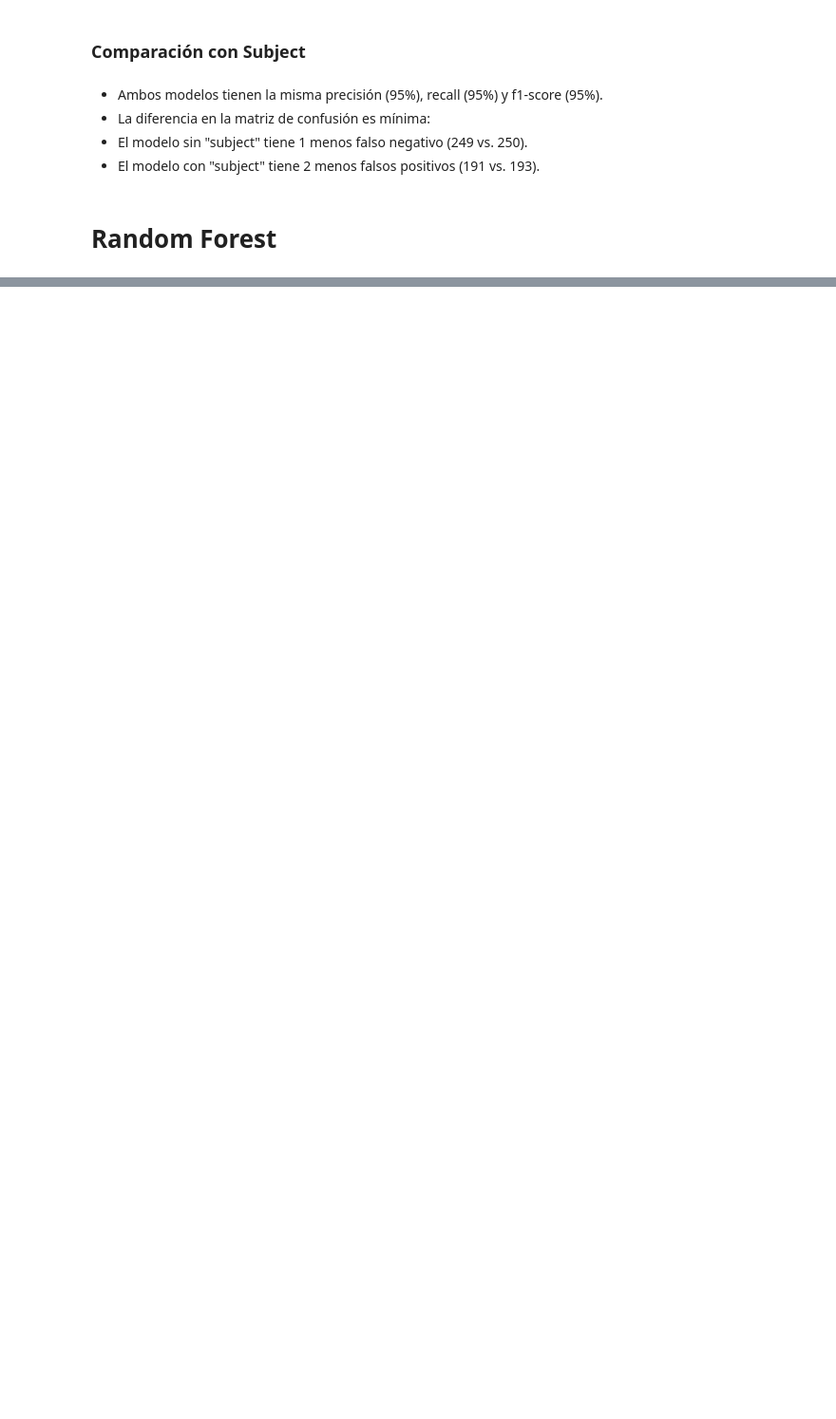
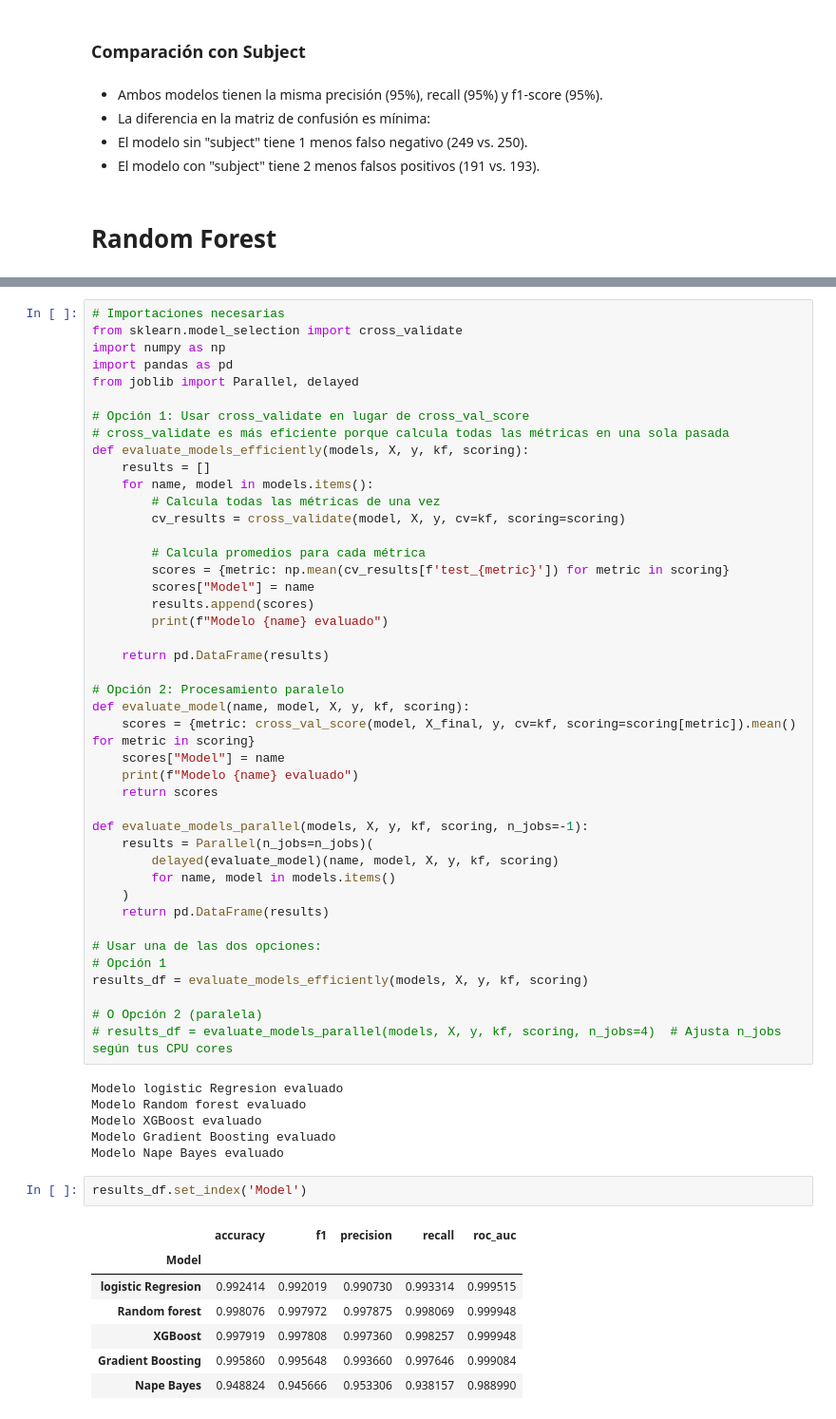
Before and after one commit to IsabelRomoBru/proyecto_machine_learning_Fake_News, a Jupyter notebook: notebooks/modelo_clasicos_sinsubject.ipynb, the cells around one changed output, grey strips where cells are left out. Shown at 95% size. Cells and saved outputs as stored; diff of their text form; blank space fills up the shorter version.

```diff
--- a/notebooks/modelo_clasicos_sinsubject.ipynb
+++ b/notebooks/modelo_clasicos_sinsubject.ipynb
@@ -723,0 +488,59 @@ Noticia FALSA
+# %%
+# Importaciones necesarias
+from sklearn.model_selection import cross_validate
+import numpy as np
+import pandas as pd
+from joblib import Parallel, delayed
+
+# Opción 1: Usar cross_validate en lugar de cross_val_score
+# cross_validate es más eficiente porque calcula todas las métricas en una sola pasada
+def evaluate_models_efficiently(models, X, y, kf, scoring):
+    results = []
+    for name, model in models.items():
+        # Calcula todas las métricas de una vez
+        cv_results = cross_validate(model, X, y, cv=kf, scoring=scoring)
+
+        # Calcula promedios para cada métrica
+        scores = {metric: np.mean(cv_results[f'test_{metric}']) for metric in scoring}
+        scores["Model"] = name
+        results.append(scores)
+        print(f"Modelo {name} evaluado")
+
+    return pd.DataFrame(results)
+
+# Opción 2: Procesamiento paralelo
+def evaluate_model(name, model, X, y, kf, scoring):
+    scores = {metric: cross_val_score(model, X_final, y, cv=kf, scoring=scoring[metric]).mean() for metric in scoring}
+    scores["Model"] = name
+    print(f"Modelo {name} evaluado")
+    return scores
+
+def evaluate_models_parallel(models, X, y, kf, scoring, n_jobs=-1):
+    results = Parallel(n_jobs=n_jobs)(
+        delayed(evaluate_model)(name, model, X, y, kf, scoring)
+        for name, model in models.items()
+    )
+    return pd.DataFrame(results)
+
+# Usar una de las dos opciones:
+# Opción 1
+results_df = evaluate_models_efficiently(models, X, y, kf, scoring)
+
+# O Opción 2 (paralela)
+# results_df = evaluate_models_parallel(models, X, y, kf, scoring, n_jobs=4)  # Ajusta n_jobs según tus CPU cores
+# %% [output]
+Modelo logistic Regresion evaluado
+Modelo Random forest evaluado
+Modelo XGBoost evaluado
+Modelo Gradient Boosting evaluado
+Modelo Nape Bayes evaluado
+# %%
+results_df.set_index('Model')
+# %% [output]
+|  | accuracy | f1 | precision | recall | roc_auc |
+| Model |  |  |  |  |  |
+| logistic Regresion | 0.992414 | 0.992019 | 0.990730 | 0.993314 | 0.999515 |
+| Random forest | 0.998076 | 0.997972 | 0.997875 | 0.998069 | 0.999948 |
+| XGBoost | 0.997919 | 0.997808 | 0.997360 | 0.998257 | 0.999948 |
+| Gradient Boosting | 0.995860 | 0.995648 | 0.993660 | 0.997646 | 0.999084 |
+| Nape Bayes | 0.948824 | 0.945666 | 0.953306 | 0.938157 | 0.988990 |
```
Also changed, not shown: parts of 57 cells of this notebook, 3 other files.
